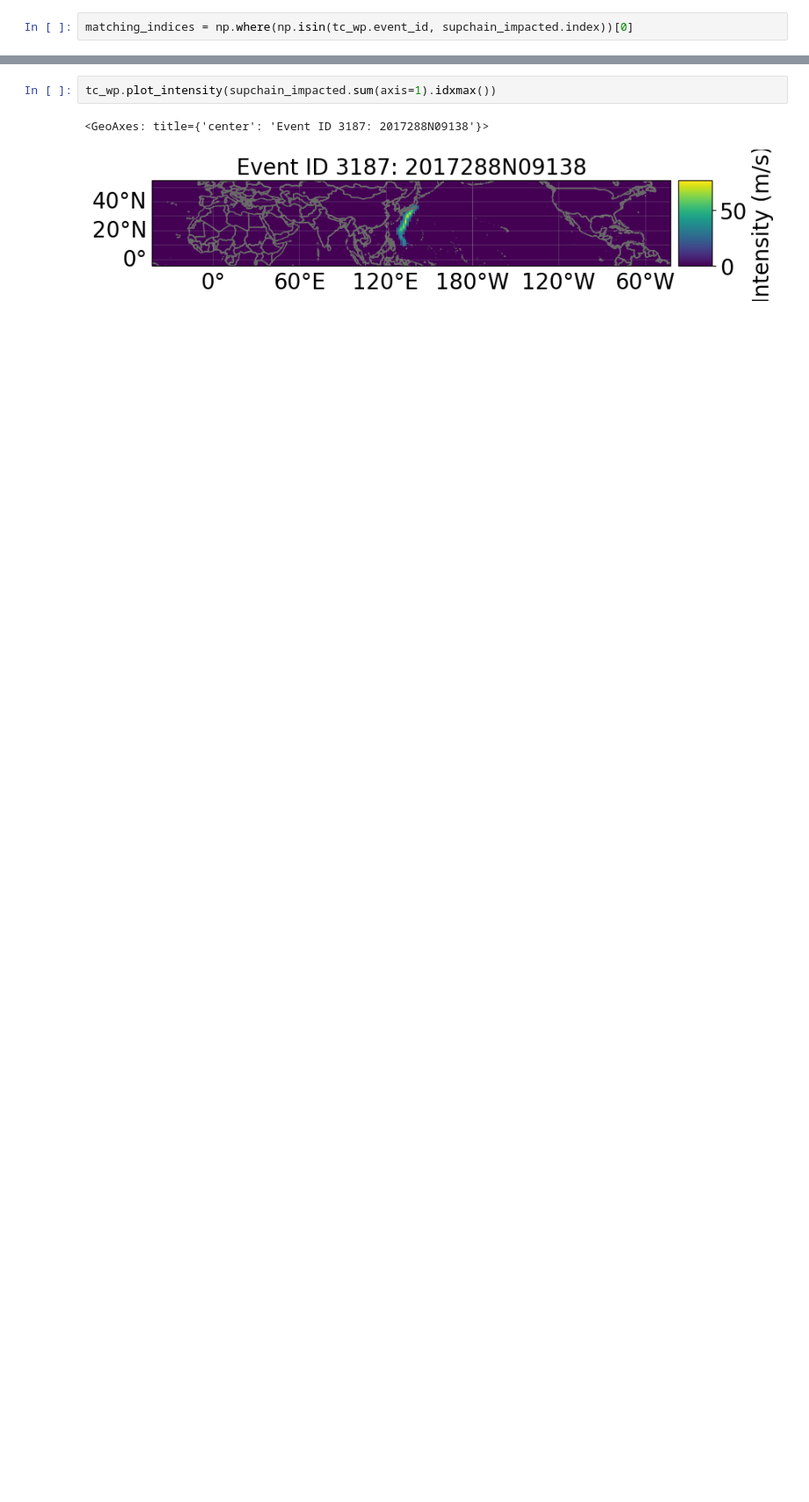
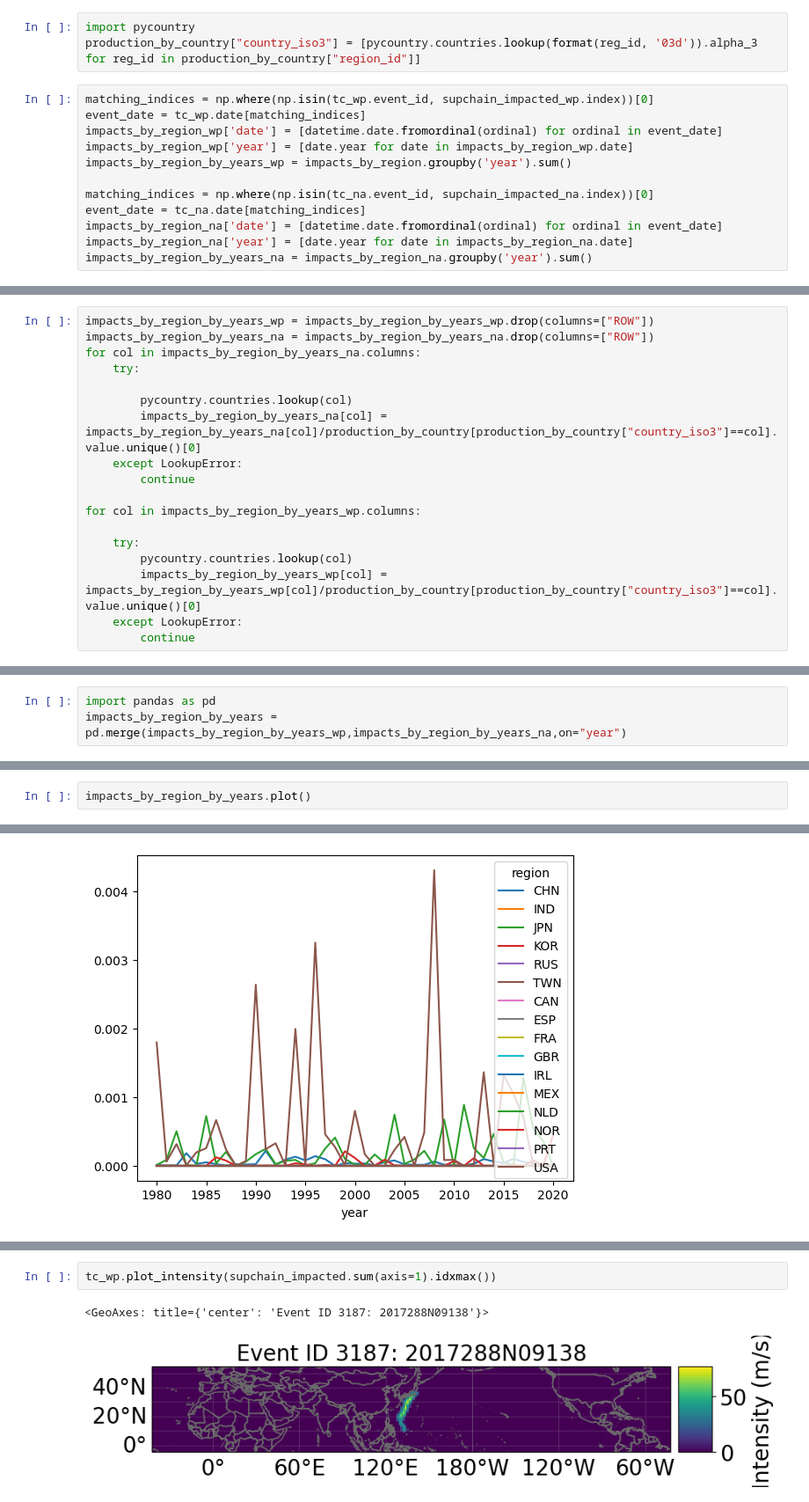
Before and after one commit to zeliest/compound_events_supply_chain, a Jupyter notebook: compute_sector_impacts.ipynb, the cells around one changed output, grey strips where cells are left out. Shown at 88% size. Drawn from its saved outputs; the diff is of its cells as text; blank space fills up the shorter version.

```diff
--- a/compute_sector_impacts.ipynb
+++ b/compute_sector_impacts.ipynb
@@ -61,2 +148,15 @@ supchain_impacted = supchain_impacted.loc[(supchain_impacted > 0).any(axis=1), :
+# %%
+import pycountry
+production_by_country["country_iso3"] = [pycountry.countries.lookup(format(reg_id, '03d')).alpha_3 for reg_id in production_by_country["region_id"]]
 # %%
-matching_indices = np.where(np.isin(tc_wp.event_id, supchain_impacted.index))[0]
+matching_indices = np.where(np.isin(tc_wp.event_id, supchain_impacted_wp.index))[0]
+event_date = tc_wp.date[matching_indices]
+impacts_by_region_wp['date'] = [datetime.date.fromordinal(ordinal) for ordinal in event_date]
+impacts_by_region_wp['year'] = [date.year for date in impacts_by_region_wp.date]
+impacts_by_region_by_years_wp = impacts_by_region.groupby('year').sum()
+
+matching_indices = np.where(np.isin(tc_na.event_id, supchain_impacted_na.index))[0]
+event_date = tc_na.date[matching_indices]
+impacts_by_region_na['date'] = [datetime.date.fromordinal(ordinal) for ordinal in event_date]
+impacts_by_region_na['year'] = [date.year for date in impacts_by_region_na.date]
+impacts_by_region_by_years_na = impacts_by_region_na.groupby('year').sum()
@@ -81,0 +163,18 @@ supchain_impacted
+# %%
+impacts_by_region_by_years_wp = impacts_by_region_by_years_wp.drop(columns=["ROW"])
+impacts_by_region_by_years_na = impacts_by_region_by_years_na.drop(columns=["ROW"])
+for col in impacts_by_region_by_years_na.columns:
+    try:
+
+        pycountry.countries.lookup(col)
+        impacts_by_region_by_years_na[col] = impacts_by_region_by_years_na[col]/production_by_country[production_by_country["country_iso3"]==col].value.unique()[0]
+    except LookupError:
+        continue
+
+for col in impacts_by_region_by_years_wp.columns:
+
+    try:
+        pycountry.countries.lookup(col)
+        impacts_by_region_by_years_wp[col] = impacts_by_region_by_years_wp[col]/production_by_country[production_by_country["country_iso3"]==col].value.unique()[0]
+    except LookupError:
+        continue
@@ -81,0 +202,3 @@ supchain_impacted
+# %%
+import pandas as pd
+impacts_by_region_by_years = pd.merge(impacts_by_region_by_years_wp,impacts_by_region_by_years_na,on="year")
@@ -81,0 +207,3 @@ supchain_impacted
+# %%
+impacts_by_region_by_years.plot()
+# %% [output]
@@ -81,0 +211 @@ supchain_impacted
+[figure, added]
```
Also changed, not shown: parts of 40 cells of this notebook.
